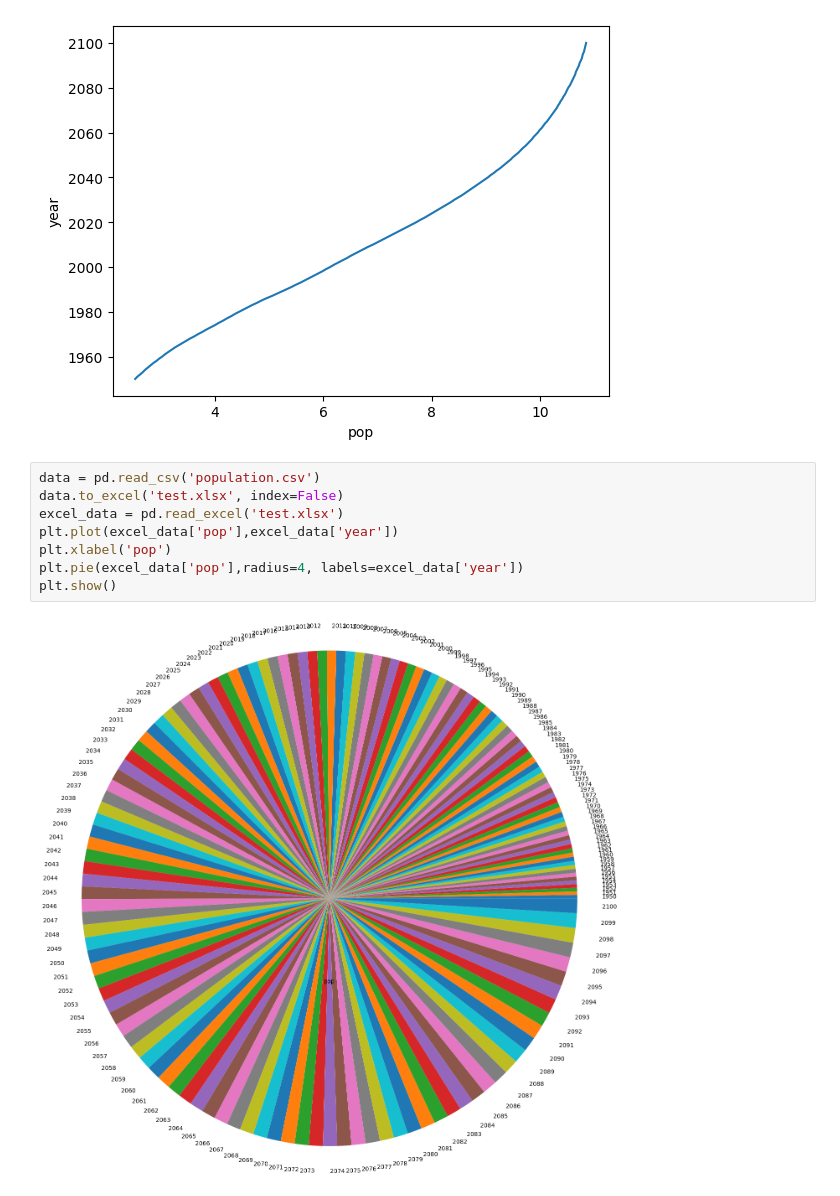
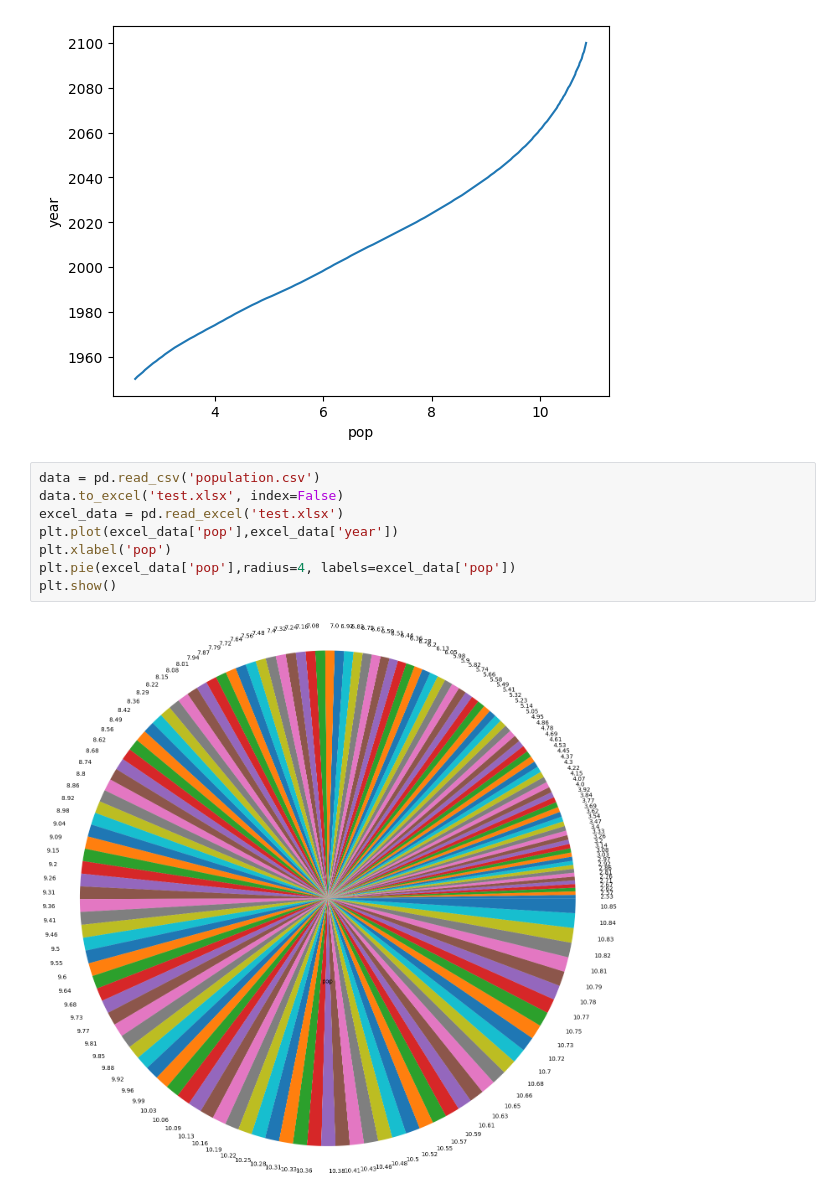
Before and after one commit to xzy0217/homework, a Jupyter notebook: 作業4.ipynb, the cells around one changed output. Saved outputs shown, nothing was run; the diff lists cells and outputs as text.

```diff
--- a/作業4.ipynb
+++ b/作業4.ipynb
@@ -79,10 +79,10 @@ plt.show()
 # %%
 data = pd.read_csv('population.csv')
 data.to_excel('test.xlsx', index=False)
 excel_data = pd.read_excel('test.xlsx')
 plt.plot(excel_data['pop'],excel_data['year'])
 plt.xlabel('pop')
-plt.pie(excel_data['pop'],radius=4, labels=excel_data['year'])
+plt.pie(excel_data['pop'],radius=4, labels=excel_data['pop'])
 plt.show()
 # %% [output]
-[figure, old version]
+[figure, new version]
```
